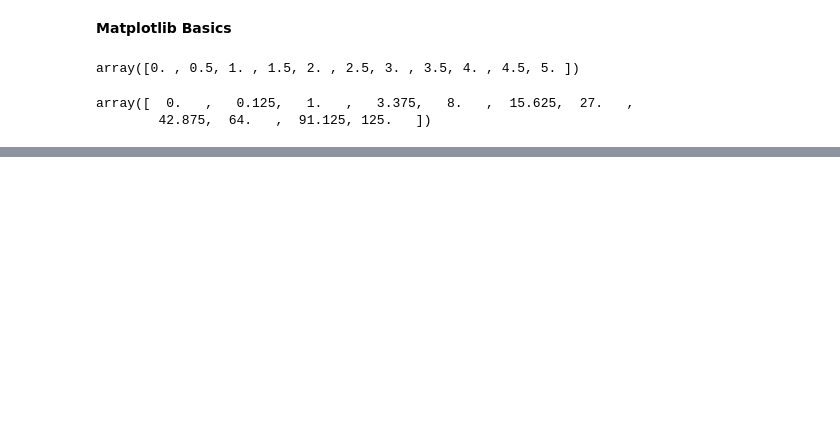
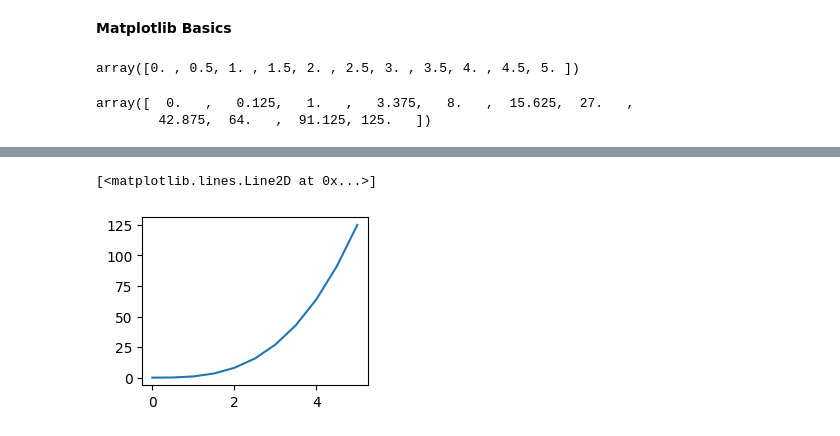
Before and after one commit to mandalsantanu16092002/Python-learning, a Jupyter notebook: matplotlib.ipynb, the cells around one changed output, grey strips where cells are left out. Saved outputs shown, nothing was run; the diff lists cells and outputs as text; code cells hidden in the pictures; blank space fills up the shorter version.

```diff
--- a/matplotlib.ipynb
+++ b/matplotlib.ipynb
@@ -31,0 +40,6 @@ import matplotlib.pyplot as plt
+# %%
+plt.subplot(2,2,4)
+plt.plot(x,y)
+# %% [output]
+[<matplotlib.lines.Line2D at 0x...>]
+[figure, added]
```
Also changed, not shown: parts of 24 cells of this notebook.
